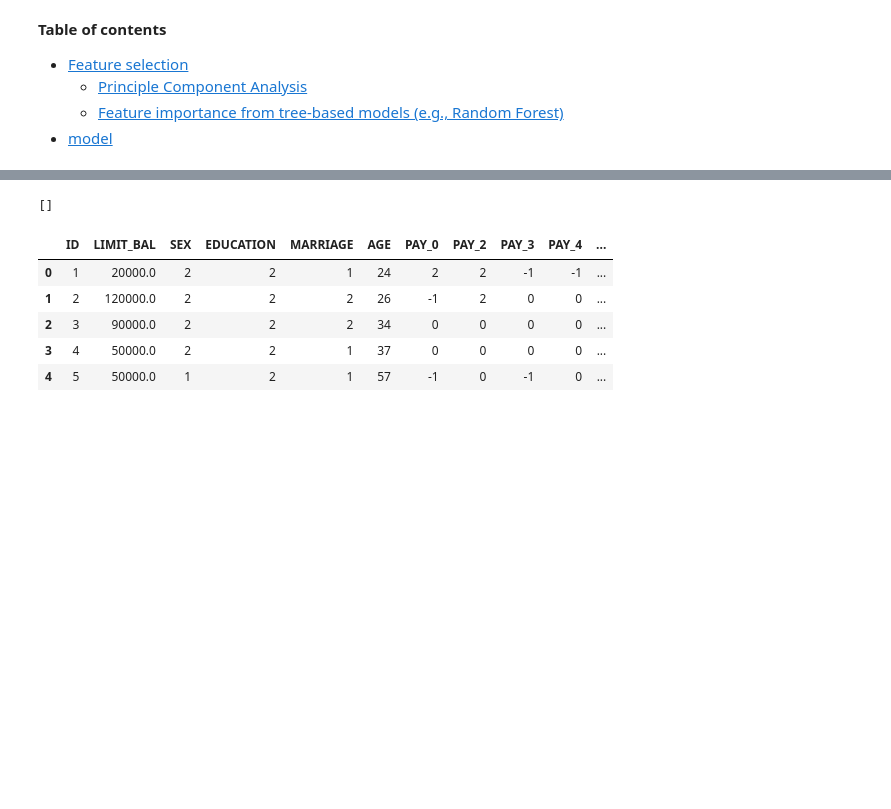
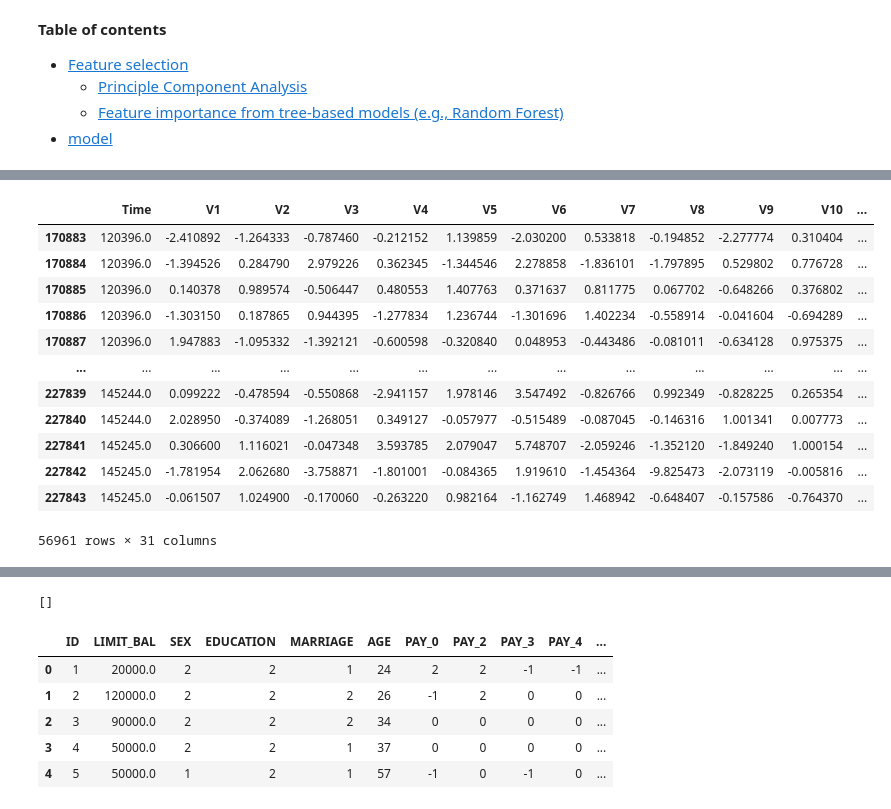
Before and after one commit to KevinJianLin/credit_Card_Fraud_Detection, a Jupyter notebook: Notebook/Credit_Card_Fraud_Detection.ipynb, the cells around one changed output, grey strips where cells are left out. Cells and saved outputs as stored; diff of their text form; code cells hidden in the pictures; blank space fills up the shorter version.

```diff
--- a/Notebook/Credit_Card_Fraud_Detection.ipynb
+++ b/Notebook/Credit_Card_Fraud_Detection.ipynb
@@ -50,0 +139,17 @@ credit_card.to_pickle('creditcard.pkl')
+# %%
+a = pd.read_csv('/Users/jianbinlin/Documents/ML_Classification_Models/Binary/credit_Card_Fraud_Detection/Data/df_3.csv',index_col=0)
+a
+# %% [output]
+|  | Time | V1 | V2 | V3 | V4 | V5 | V6 | V7 | V8 | V9 | V10 | ... |
+| 170883 | 120396.0 | -2.410892 | -1.264333 | -0.787460 | -0.212152 | 1.139859 | -2.030200 | 0.533818 | -0.194852 | -2.277774 | 0.310404 | ... |
+| 170884 | 120396.0 | -1.394526 | 0.284790 | 2.979226 | 0.362345 | -1.344546 | 2.278858 | -1.836101 | -1.797895 | 0.529802 | 0.776728 | ... |
+| 170885 | 120396.0 | 0.140378 | 0.989574 | -0.506447 | 0.480553 | 1.407763 | 0.371637 | 0.811775 | 0.067702 | -0.648266 | 0.376802 | ... |
+| 170886 | 120396.0 | -1.303150 | 0.187865 | 0.944395 | -1.277834 | 1.236744 | -1.301696 | 1.402234 | -0.558914 | -0.041604 | -0.694289 | ... |
+| 170887 | 120396.0 | 1.947883 | -1.095332 | -1.392121 | -0.600598 | -0.320840 | 0.048953 | -0.443486 | -0.081011 | -0.634128 | 0.975375 | ... |
+| ... | ... | ... | ... | ... | ... | ... | ... | ... | ... | ... | ... | ... |
+| 227839 | 145244.0 | 0.099222 | -0.478594 | -0.550868 | -2.941157 | 1.978146 | 3.547492 | -0.826766 | 0.992349 | -0.828225 | 0.265354 | ... |
+| 227840 | 145244.0 | 2.028950 | -0.374089 | -1.268051 | 0.349127 | -0.057977 | -0.515489 | -0.087045 | -0.146316 | 1.001341 | 0.007773 | ... |
+| 227841 | 145245.0 | 0.306600 | 1.116021 | -0.047348 | 3.593785 | 2.079047 | 5.748707 | -2.059246 | -1.352120 | -1.849240 | 1.000154 | ... |
+| 227842 | 145245.0 | -1.781954 | 2.062680 | -3.758871 | -1.801001 | -0.084365 | 1.919610 | -1.454364 | -9.825473 | -2.073119 | -0.005816 | ... |
+| 227843 | 145245.0 | -0.061507 | 1.024900 | -0.170060 | -0.263220 | 0.982164 | -1.162749 | 1.468942 | -0.648407 | -0.157586 | -0.764370 | ... |
+56961 rows × 31 columns
```
Also changed, not shown: parts of 9 cells of this notebook, 7 other files.
